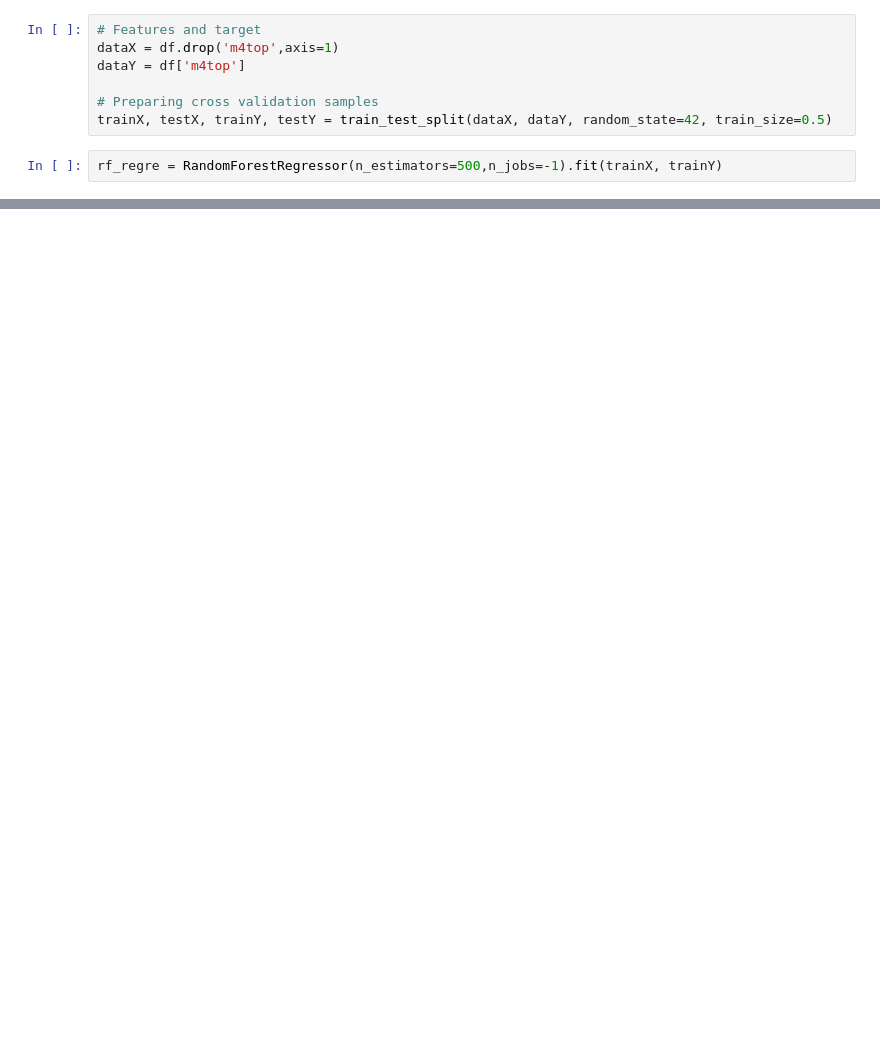
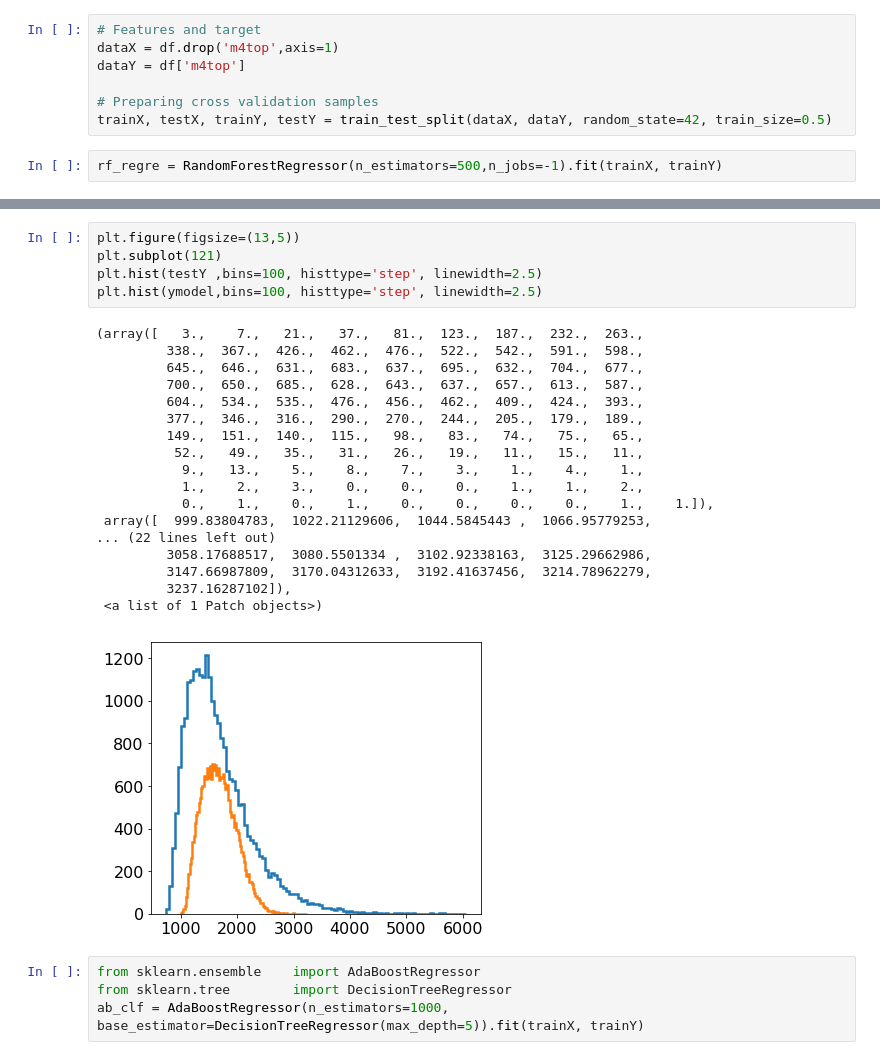
Before and after one commit to rmadar/ML-HEP, a Jupyter notebook: TestRootNumpy.ipynb, the cells around one changed output, grey strips where cells are left out. Saved outputs shown, nothing was run; the diff lists cells and outputs as text; blank space fills up the shorter version.

```diff
--- a/TestRootNumpy.ipynb
+++ b/TestRootNumpy.ipynb
@@ -131,0 +133,28 @@ for varname in df.columns:
+# %%
+plt.figure(figsize=(13,5))
+plt.subplot(121)
+plt.hist(testY ,bins=100, histtype='step', linewidth=2.5)
+plt.hist(ymodel,bins=100, histtype='step', linewidth=2.5)
+# %% [output]
+(array([   3.,    7.,   21.,   37.,   81.,  123.,  187.,  232.,  263.,
+         338.,  367.,  426.,  462.,  476.,  522.,  542.,  591.,  598.,
+         645.,  646.,  631.,  683.,  637.,  695.,  632.,  704.,  677.,
+         700.,  650.,  685.,  628.,  643.,  637.,  657.,  613.,  587.,
+         604.,  534.,  535.,  476.,  456.,  462.,  409.,  424.,  393.,
+         377.,  346.,  316.,  290.,  270.,  244.,  205.,  179.,  189.,
+         149.,  151.,  140.,  115.,   98.,   83.,   74.,   75.,   65.,
+          52.,   49.,   35.,   31.,   26.,   19.,   11.,   15.,   11.,
+           9.,   13.,    5.,    8.,    7.,    3.,    1.,    4.,    1.,
+           1.,    2.,    3.,    0.,    0.,    0.,    1.,    1.,    2.,
+           0.,    1.,    0.,    1.,    0.,    0.,    0.,    0.,    1.,    1.]),
+ array([  999.83804783,  1022.21129606,  1044.5845443 ,  1066.95779253,
+... (22 lines left out)
+         3058.17688517,  3080.5501334 ,  3102.92338163,  3125.29662986,
+         3147.66987809,  3170.04312633,  3192.41637456,  3214.78962279,
+         3237.16287102]),
+ <a list of 1 Patch objects>)
+[figure, added]
+# %%
+from sklearn.ensemble    import AdaBoostRegressor
+from sklearn.tree        import DecisionTreeRegressor
+ab_clf = AdaBoostRegressor(n_estimators=1000, base_estimator=DecisionTreeRegressor(max_depth=5)).fit(trainX, trainY)
```
Also changed, not shown: parts of 11 cells of this notebook, 1 other file.
